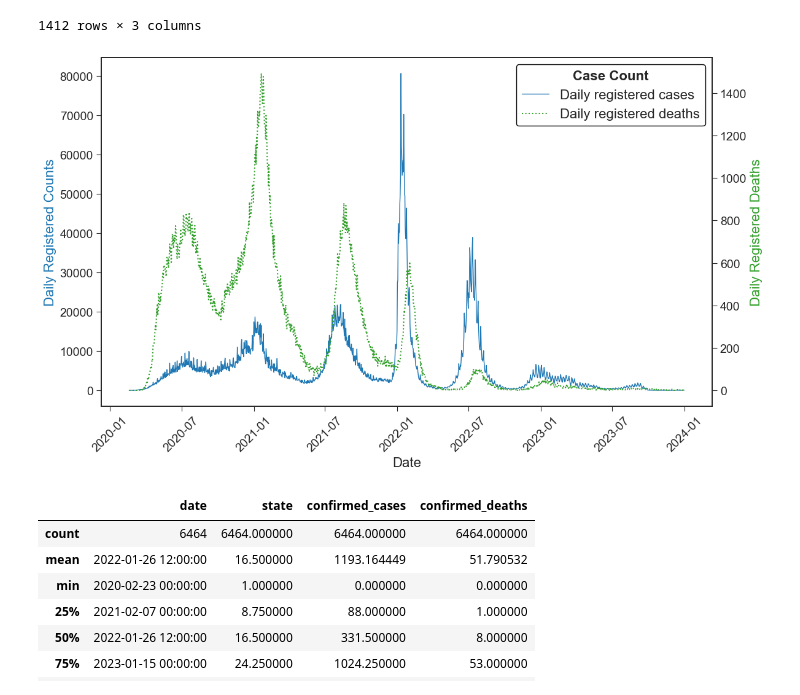
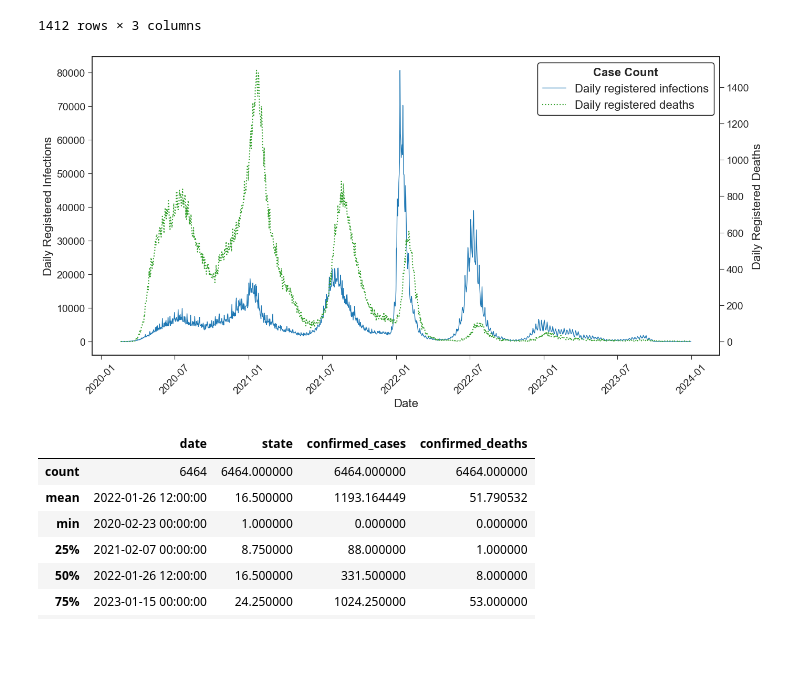
Before and after one commit to rosastreg/Undergrad_AM_Thesis, a Jupyter notebook: Notebooks/2_EDA.ipynb, the cells around one changed output. Drawn from its saved outputs; the diff is of its cells as text; code cells hidden in the pictures; blank space fills up the shorter version.

Commit message:
updated plot format for document

```diff
--- a/Notebooks/2_EDA.ipynb
+++ b/Notebooks/2_EDA.ipynb
@@ -493,38 +493,38 @@ national_df
 # %%
 # Create time series plot
 plt.style.use('seaborn-v0_8-ticks')
-fig, ax1 = plt.subplots(figsize=(12, 7))
+fig, ax1 = plt.subplots(figsize=(14, 7))
 
-ax1.plot(national_df['date'], national_df['confirmed_cases'], linewidth=1, linestyle='solid', color=sns.color_palette('Paired')[1], label='Daily registered cases')
-ax1.set_ylabel('Daily Registered Counts', color=sns.color_palette('Paired')[1], fontsize=16)
+ax1.plot(national_df['date'], national_df['confirmed_cases'], linewidth=1, linestyle='solid', color=sns.color_palette('Paired')[1], label='Daily registered infections')
+ax1.set_ylabel('Daily Registered Infections', fontsize=16)
 ax1.set_xlabel('Date', fontsize=16)
 ax1.tick_params(axis='x', rotation=45)
 
 ax2 = ax1.twinx()
 ax2.plot(national_df['date'], national_df['confirmed_deaths'], linewidth=1.5, linestyle='dotted', color=sns.color_palette('Paired')[3], label='Daily registered deaths')
-ax2.set_ylabel('Daily Registered Deaths', color=sns.color_palette('Paired')[3], fontsize=16)
+ax2.set_ylabel('Daily Registered Deaths', fontsize=16)
 
 # Combine legends from both axes
 lines_1, labels_1 = ax1.get_legend_handles_labels()
 lines_2, labels_2 = ax2.get_legend_handles_labels()
 ax1.legend(
     lines_1 + lines_2, labels_1 + labels_2,
     title='Case Count',
     title_fontproperties={'weight': 'bold', 'size': 16},
     loc='upper right',
     fontsize=16,
     frameon=True,
     fancybox=True,
     framealpha=1,
     edgecolor='black',
     facecolor='white'
     )
 ax1.tick_params(axis='both', which='major', labelsize=14)
 ax2.tick_params(axis='both', which='major', labelsize=14)
 plt.tight_layout()
 plt.show()
 # %% [output]
-[figure, old version]
+[figure, new version]
 # %%
 # Create weekly agreggates to reduce variability in data
 weekly_covid_df = covid_df.groupby([pd.Grouper(key='date', freq='W-SUN'), 'state']).agg({
```
Also changed, not shown: parts of 13 cells of this notebook, 1 other file.
